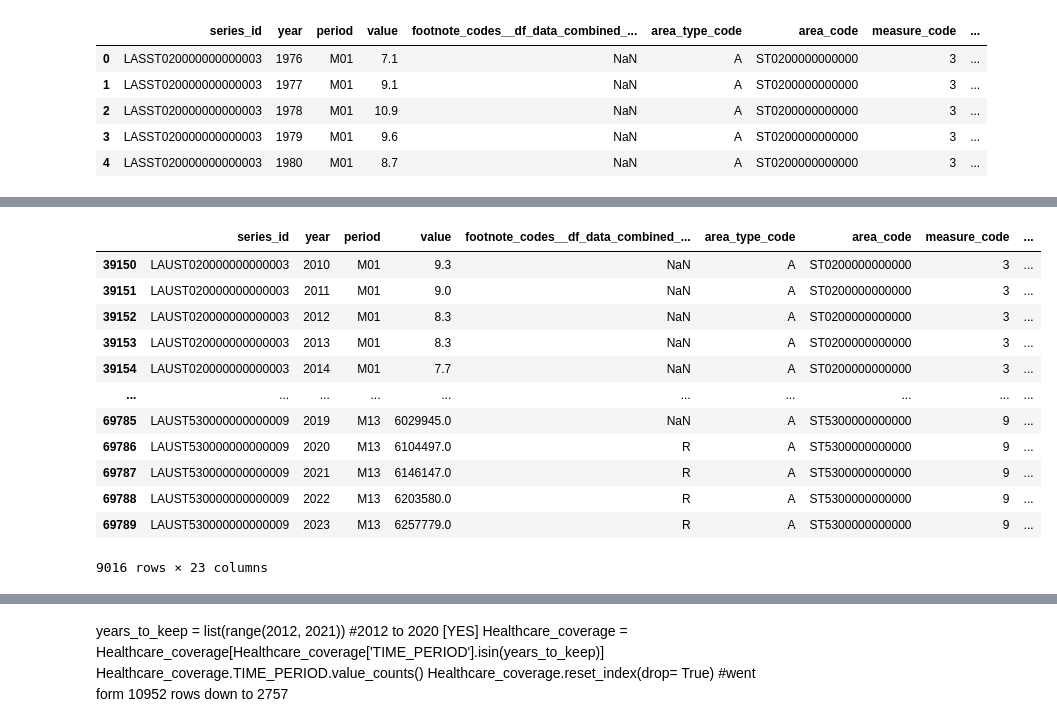
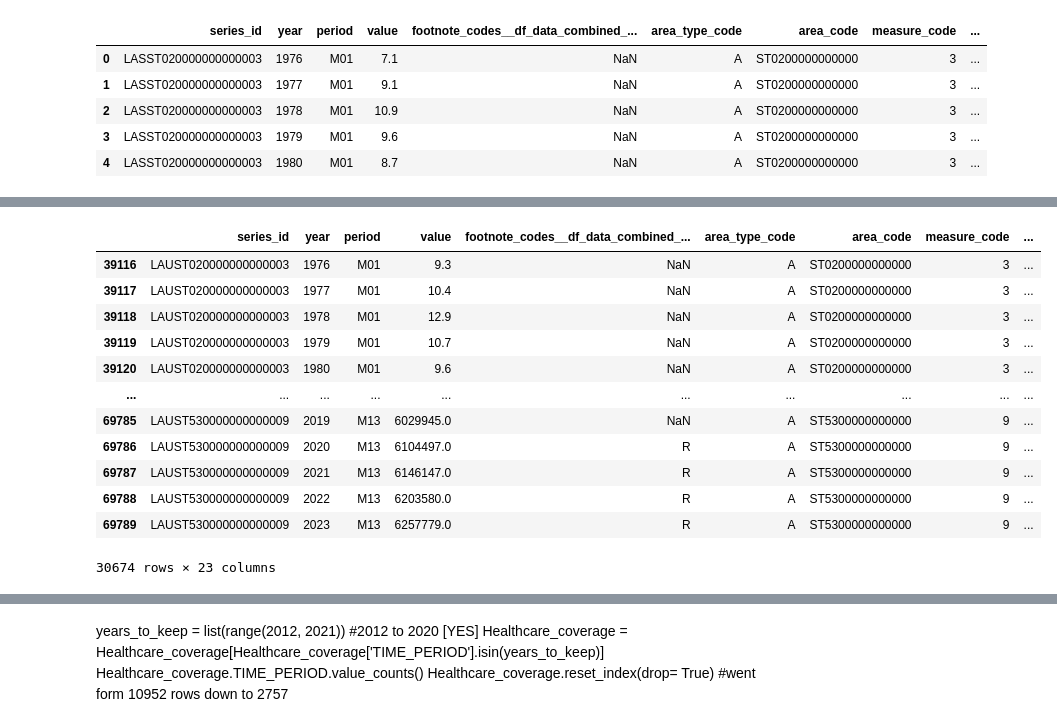
Before and after one commit to Kiirandeep/Capstone, a Jupyter notebook: Script/unemployment_kiran1.ipynb, the cells around one changed output, grey strips where cells are left out. Saved outputs shown, nothing was run; the diff lists cells and outputs as text; code cells hidden in the pictures.

```diff
--- a/unemployment_kiran1.ipynb
+++ b/Script/unemployment_kiran1.ipynb
@@ -428,23 +456,23 @@ df_data_combined_states = pd.merge(df_data_combined_states, df_ref_seasonal, lef
 # %%
+# pulling out only state level data in to df
 pd.set_option('display.max_columns', None)
-df_data_combined_states['year'].unique()
-#df_data_combined_states
 df_data_combined_statewide_only = df_data_combined_states[(df_data_combined_states['area_type_code'] == "A") & (df_data_combined_states['seasonal_code'] == "U")].copy()
 #df_data_combined_statewide_only.info()
 #df_data_combined_states['begin_year'].unique()
-df_data_combined_statewide_2010above_only = df_data_combined_statewide_only[(df_data_combined_statewide_only.year >= 2010)].copy()
-df_data_combined_statewide_2010above_only
-# %% [output]
-|  | series_id | year | period | value | footnote_codes__df_data_combined_... | area_type_code | area_code | measure_code | ... |
-| 39150 | LAUST020000000000003 | 2010 | M01 | 9.3 | NaN | A | ST0200000000000 | 3 | ... |
-| 39151 | LAUST020000000000003 | 2011 | M01 | 9.0 | NaN | A | ST0200000000000 | 3 | ... |
-| 39152 | LAUST020000000000003 | 2012 | M01 | 8.3 | NaN | A | ST0200000000000 | 3 | ... |
-| 39153 | LAUST020000000000003 | 2013 | M01 | 8.3 | NaN | A | ST0200000000000 | 3 | ... |
-| 39154 | LAUST020000000000003 | 2014 | M01 | 7.7 | NaN | A | ST0200000000000 | 3 | ... |
-| ... | ... | ... | ... | ... | ... | ... | ... | ... | ... |
-| 69785 | LAUST530000000000009 | 2019 | M13 | 6029945.0 | NaN | A | ST5300000000000 | 9 | ... |
-| 69786 | LAUST530000000000009 | 2020 | M13 | 6104497.0 | R | A | ST5300000000000 | 9 | ... |
-| 69787 | LAUST530000000000009 | 2021 | M13 | 6146147.0 | R | A | ST5300000000000 | 9 | ... |
-| 69788 | LAUST530000000000009 | 2022 | M13 | 6203580.0 | R | A | ST5300000000000 | 9 | ... |
-| 69789 | LAUST530000000000009 | 2023 | M13 | 6257779.0 | R | A | ST5300000000000 | 9 | ... |
-9016 rows × 23 columns
+# %%
+# state level data has 306704
+df_data_combined_statewide_only
+# %% [output]
+|  | series_id | year | period | value | footnote_codes__df_data_combined_... | area_type_code | area_code | measure_code | ... |
+| 39116 | LAUST020000000000003 | 1976 | M01 | 9.3 | NaN | A | ST0200000000000 | 3 | ... |
+| 39117 | LAUST020000000000003 | 1977 | M01 | 10.4 | NaN | A | ST0200000000000 | 3 | ... |
+| 39118 | LAUST020000000000003 | 1978 | M01 | 12.9 | NaN | A | ST0200000000000 | 3 | ... |
+| 39119 | LAUST020000000000003 | 1979 | M01 | 10.7 | NaN | A | ST0200000000000 | 3 | ... |
+| 39120 | LAUST020000000000003 | 1980 | M01 | 9.6 | NaN | A | ST0200000000000 | 3 | ... |
+| ... | ... | ... | ... | ... | ... | ... | ... | ... | ... |
+| 69785 | LAUST530000000000009 | 2019 | M13 | 6029945.0 | NaN | A | ST5300000000000 | 9 | ... |
+| 69786 | LAUST530000000000009 | 2020 | M13 | 6104497.0 | R | A | ST5300000000000 | 9 | ... |
+| 69787 | LAUST530000000000009 | 2021 | M13 | 6146147.0 | R | A | ST5300000000000 | 9 | ... |
+| 69788 | LAUST530000000000009 | 2022 | M13 | 6203580.0 | R | A | ST5300000000000 | 9 | ... |
+| 69789 | LAUST530000000000009 | 2023 | M13 | 6257779.0 | R | A | ST5300000000000 | 9 | ... |
+30674 rows × 23 columns
```
Also changed, not shown: parts of 40 cells of this notebook, 2 other files.
